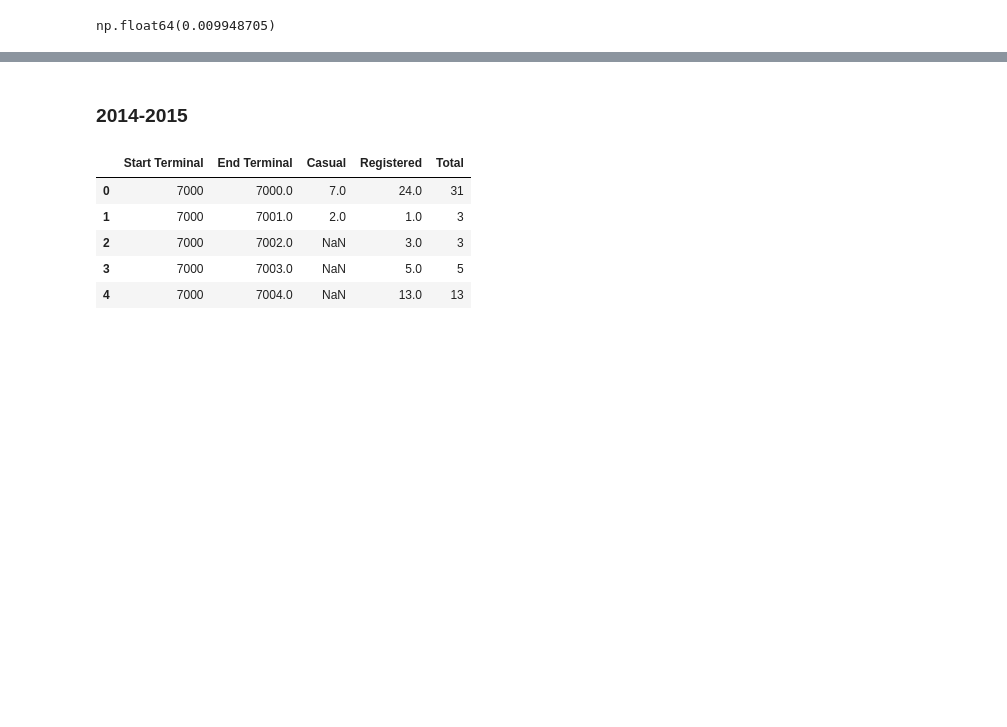
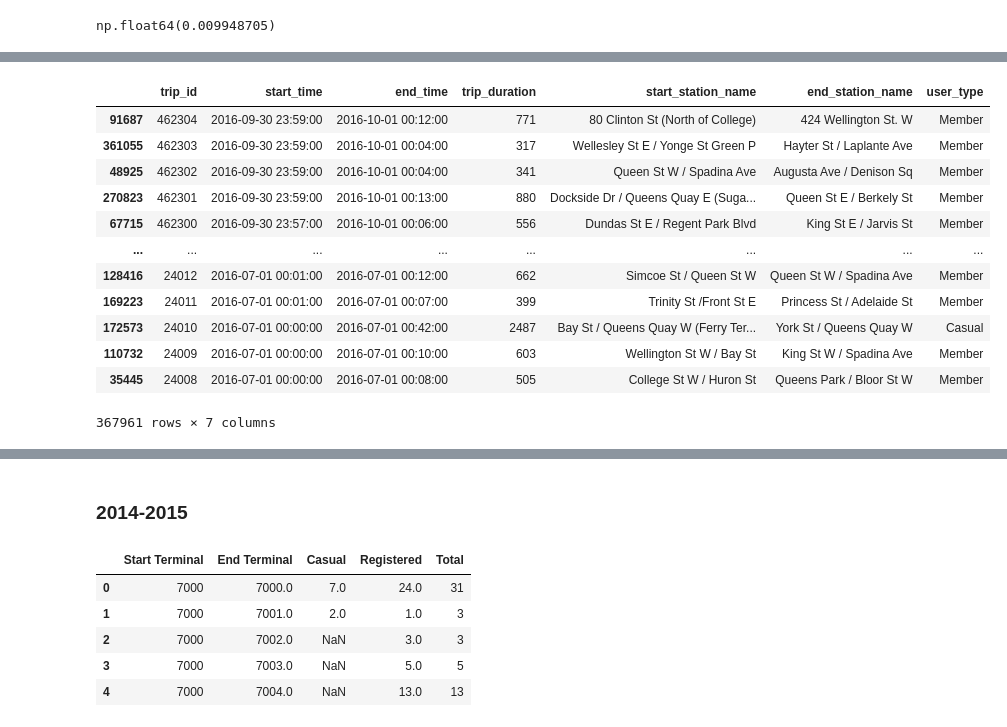
Before and after one commit to Neman-River/bikeshare_toronto, a Jupyter notebook: import_data.ipynb, the cells around one changed output, grey strips where cells are left out. Cells and saved outputs as stored; diff of their text form; code cells hidden in the pictures; blank space fills up the shorter version.

Commit message:
merge import and clean botebooks into import_data.ipynb, reevalutaion of data cleaning process, fix bugs in time_duration cleaning

```diff
--- a/import_data.ipynb
+++ b/import_data.ipynb
@@ -752,11 +821,11 @@ Index(['trip_id', 'trip_start_time', 'trip_stop_time', 'trip_duration_seconds',
        'from_station_name', 'to_station_name', 'user_type'],
       dtype='str')
 # %%
-df16.rename(columns={'trip_duration_seconds':'trip_duration',
+d16 = df16.rename(columns={'trip_duration_seconds':'trip_duration',
                         'from_station_id':'start_station_id',
                         'trip_start_time':'start_time',
                         'from_station_name':'start_station_name',
                         'to_station_id':'end_station_id',
                         'to_station_name':'end_station_name',
-                        'trip_stop_time':'end_time'}, inplace=True)
+                        'trip_stop_time':'end_time'})
 # %%
@@ -775,0 +862,16 @@ np.float64(0.009948705)
+# %%
+d16[d16.trip_id<622515].sort_values('trip_id', ascending=False)
+# %% [output]
+|  | trip_id | start_time | end_time | trip_duration | start_station_name | end_station_name | user_type |
+| 91687 | 462304 | 2016-09-30 23:59:00 | 2016-10-01 00:12:00 | 771 | 80 Clinton St (North of College) | 424 Wellington St. W | Member |
+| 361055 | 462303 | 2016-09-30 23:59:00 | 2016-10-01 00:04:00 | 317 | Wellesley St E / Yonge St Green P | Hayter St / Laplante Ave | Member |
+| 48925 | 462302 | 2016-09-30 23:59:00 | 2016-10-01 00:04:00 | 341 | Queen St W / Spadina Ave | Augusta Ave / Denison Sq | Member |
+| 270823 | 462301 | 2016-09-30 23:59:00 | 2016-10-01 00:13:00 | 880 | Dockside Dr / Queens Quay E (Suga... | Queen St E / Berkely St | Member |
+| 67715 | 462300 | 2016-09-30 23:57:00 | 2016-10-01 00:06:00 | 556 | Dundas St E / Regent Park Blvd | King St E / Jarvis St | Member |
+| ... | ... | ... | ... | ... | ... | ... | ... |
+| 128416 | 24012 | 2016-07-01 00:01:00 | 2016-07-01 00:12:00 | 662 | Simcoe St / Queen St W | Queen St W / Spadina Ave | Member |
+| 169223 | 24011 | 2016-07-01 00:01:00 | 2016-07-01 00:07:00 | 399 | Trinity St /Front St E | Princess St / Adelaide St | Member |
+| 172573 | 24010 | 2016-07-01 00:00:00 | 2016-07-01 00:42:00 | 2487 | Bay St / Queens Quay W (Ferry Ter... | York St / Queens Quay W | Casual |
+| 110732 | 24009 | 2016-07-01 00:00:00 | 2016-07-01 00:10:00 | 603 | Wellington St W / Bay St | King St W / Spadina Ave | Member |
+| 35445 | 24008 | 2016-07-01 00:00:00 | 2016-07-01 00:08:00 | 505 | College St W / Huron St | Queens Park / Bloor St W | Member |
+367961 rows × 7 columns
```
Also changed, not shown: parts of 91 cells of this notebook.
